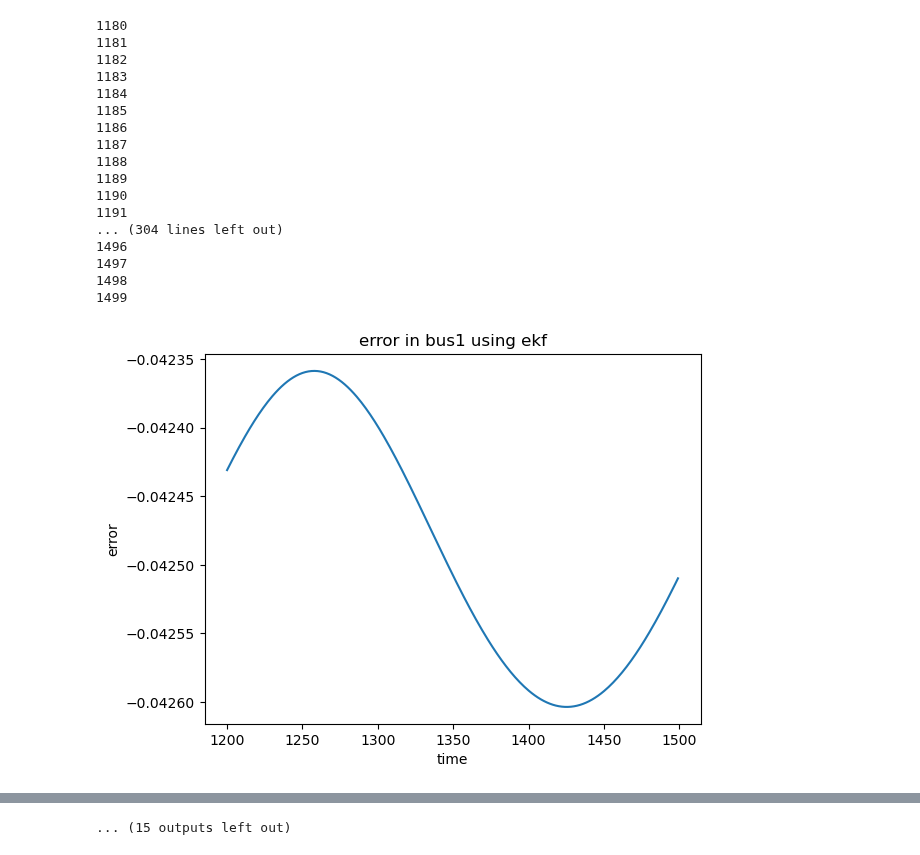
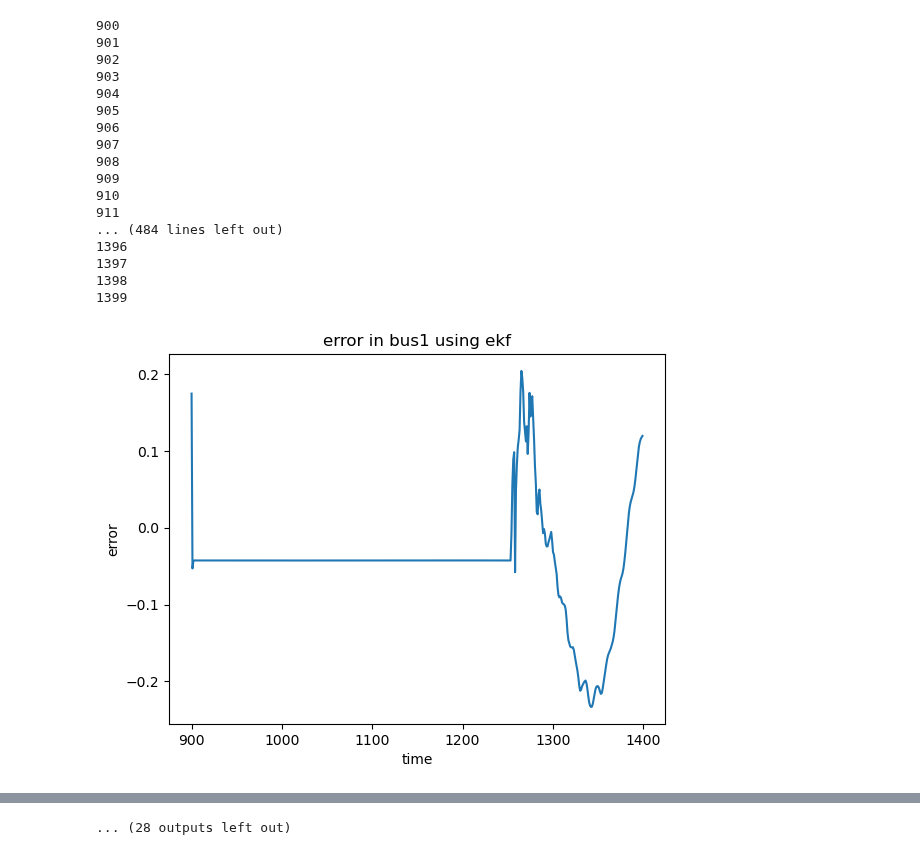
Before and after one commit to ayush-thakur/DSE_IEEE_14_bus, a Jupyter notebook: DSE_EKF_2.ipynb, the cells around one changed output, grey strips where cells are left out. Drawn from its saved outputs; the diff is of its cells as text; code cells hidden in the pictures.

```diff
--- a/DSE_EKF_2.ipynb
+++ b/DSE_EKF_2.ipynb
@@ -378,7 +378,7 @@ def Hx(x):
 
     return h
 # %%
-Pi= pd.read_csv("data/validation_measurement2_modified2.csv")
+Pi= pd.read_csv("data/PQ_fault_modified3.csv")
 nbus=14;
 Pi= Pi.to_numpy();
 
@@ -412,14 +412,16 @@ def f(x, dt):
 x_g=[]
 y_g=[]
 y_error=[]
-df=pd.read_csv("data/validation_states2.csv")
+df=pd.read_csv("data/Vrms_fault3.csv")
 y_actual=[]
+y_per_error=[]
 c1=0
 for i2 in range(14):
     y_g.append([])
     y_error.append([])
     y_actual.append([])
-for i in range (1180,1400):
+    y_per_error.append([])
+for i in range (900,1400):
     print(i)
     zdata = zdatas(i)
     z = zdata[:,2]
@@ -454,7 +456,7 @@ for i in range (1180,1400):
 
     # plot.figure()
 
-    if(i>=1200):
+    if(i>=10):
         for i1 in range(0,14):
             if(i1==6):
                 continue
@@ -462,6 +464,8 @@ for i in range (1180,1400):
             y_g[i1].append(y11.item())
             y_error[i1].append((df[f'Subsystem #1|CTLs|Vars|Vrms_{i1+1}'][i]/11)-y_g[i1][c1])
             y_actual[i1].append(df[f'Subsystem #1|CTLs|Vars|Vrms_{i1+1}'][i]/11)
+            abs_val=abs((df[f'Subsystem #1|CTLs|Vars|Vrms_{i1+1}'][i]/11)-y_g[i1][c1])
+            y_per_error[i1].append((abs_val/y_g[i1][c1])*100)
 
         x_g.append(i)
 
@@ -494,48 +498,53 @@ for i2 in range(14):
         continue
     # print(y_actual[i2][200:])
     plot.plot(x_g,y_error[i2],label=f"error")
     ax=plot.gca()
     # ax.set_ylim(-0.001756675,-0.001756650)
     plot.title(f'error in bus{i2+1} using ekf')
     plot.xlabel('time')
     plot.ylabel('error')
     plot.show()
+    plot.plot(x_g,y_per_error[i2],label=f"percentage error")
+    plot.title(f'percentage error in bus{i2+1} using ekf')
+    plot.xlabel('time')
+    plot.ylabel('percentage error')
+    plot.show()
     plot.plot(x_g,y_actual[i2],label=f"actual")
     plot.plot(x_g,y_g[i2],label=f"predicted")
     ax=plot.gca()
     # ax.set_ylim(0.93,1.07)
     plot.title(f'actual and predicted in bus{i2+1} using ekf')
     plot.xlabel('time')
     plot.ylabel('voltage magnitude')
     plot.legend()
     plot.show()
 
 
 
 # plot.plot(x_g,y_g[3],label="measured")
 # plot.plot(x_g,y_actual,label="actual")
 # plot.plot(x_g,y_error,label="error")
 # plot.title('voltage of all buses with time in EKF')
 # plot.xlabel('time')
 # plot.ylabel('voltage')
 # plot.legend(bbox_to_anchor=(1.05,1),loc='upper left', borderaxespad=0)
 # plot.show()
 # %% [output]
-1180
-1181
-1182
-1183
-1184
-1185
-1186
-1187
-1188
-1189
-1190
-1191
-... (304 lines left out)
-1496
-1497
-1498
-1499
+900
+901
+902
+903
+904
+905
+906
+907
+908
+909
+910
+911
+... (484 lines left out)
+1396
+1397
+1398
+1399
-[figure, old version]
+[figure, new version]
@@ -552 +561 @@ for i2 in range(14):
-... (15 outputs left out)
+... (28 outputs left out)
```
Also changed, not shown: parts of 1 cell of this notebook, 1 other file.
